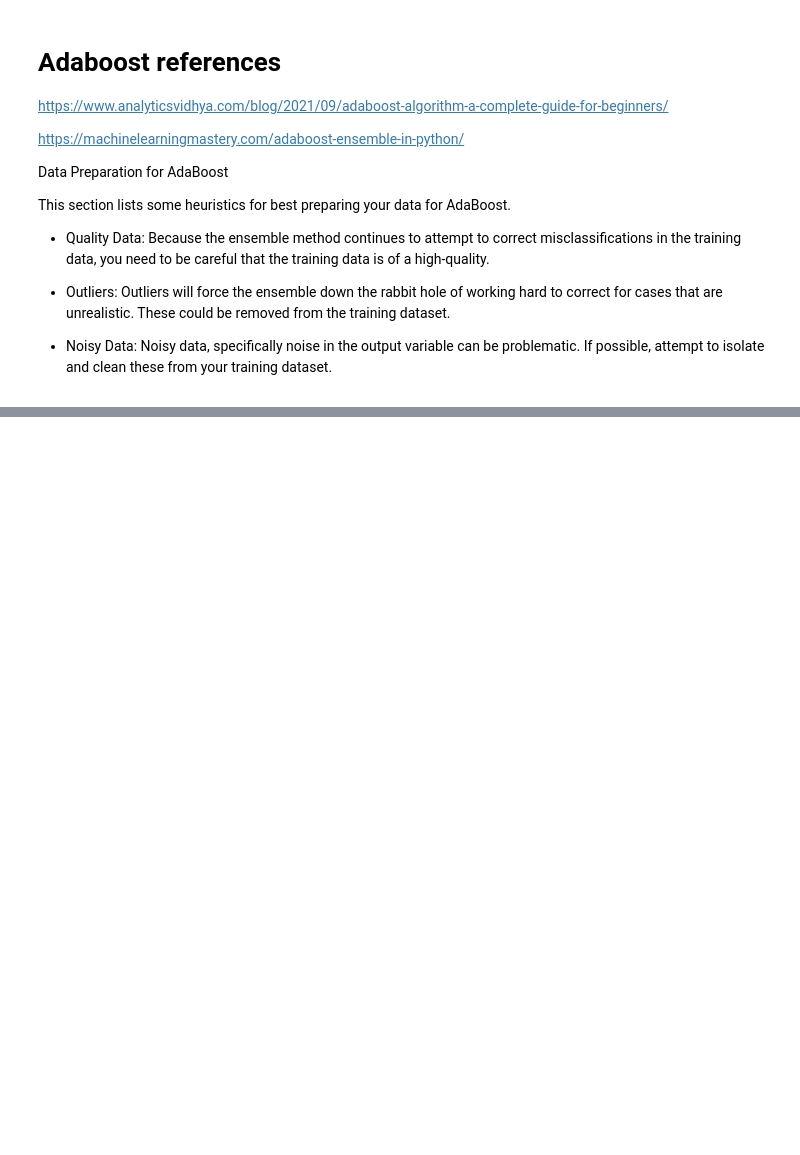
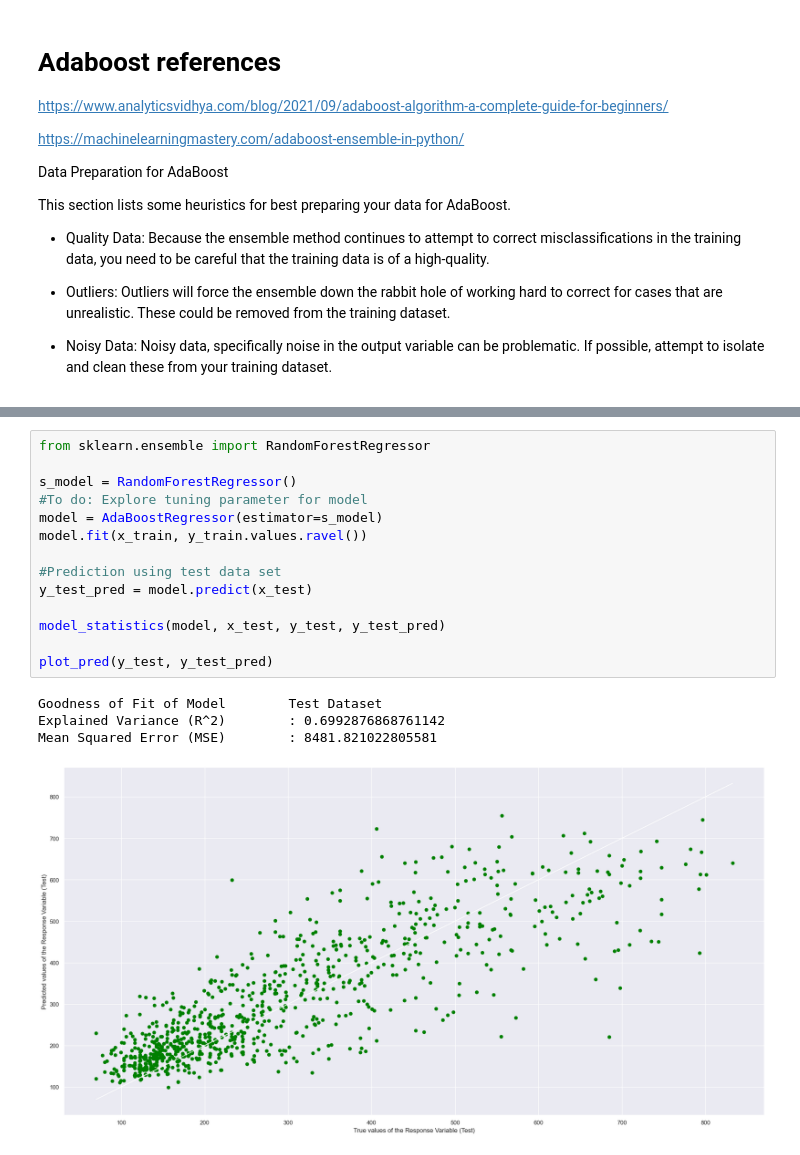
Before and after one commit to Revold1/SC1015-AirBNB, a Jupyter notebook: AdaBoost Regression Model.ipynb, the cells around one changed output, grey strips where cells are left out. Saved outputs shown, nothing was run; the diff lists cells and outputs as text; blank space fills up the shorter version.

```diff
--- a/AdaBoost Regression Model.ipynb
+++ b/AdaBoost Regression Model.ipynb
@@ -109,0 +68,19 @@ Mean Squared Error (MSE)        : 10794.878140008943
+# %%
+from sklearn.ensemble import RandomForestRegressor
+
+s_model = RandomForestRegressor()
+#To do: Explore tuning parameter for model
+model = AdaBoostRegressor(estimator=s_model)
+model.fit(x_train, y_train.values.ravel())
+
+#Prediction using test data set
+y_test_pred = model.predict(x_test)
+
+model_statistics(model, x_test, y_test, y_test_pred)
+
+plot_pred(y_test, y_test_pred)
+# %% [output]
+Goodness of Fit of Model        Test Dataset
+Explained Variance (R^2)        : 0.6992876868761142
+Mean Squared Error (MSE)        : 8481.821022805581
+[figure, added]
```
Also changed, not shown: parts of 6 cells of this notebook, 5 other files.
